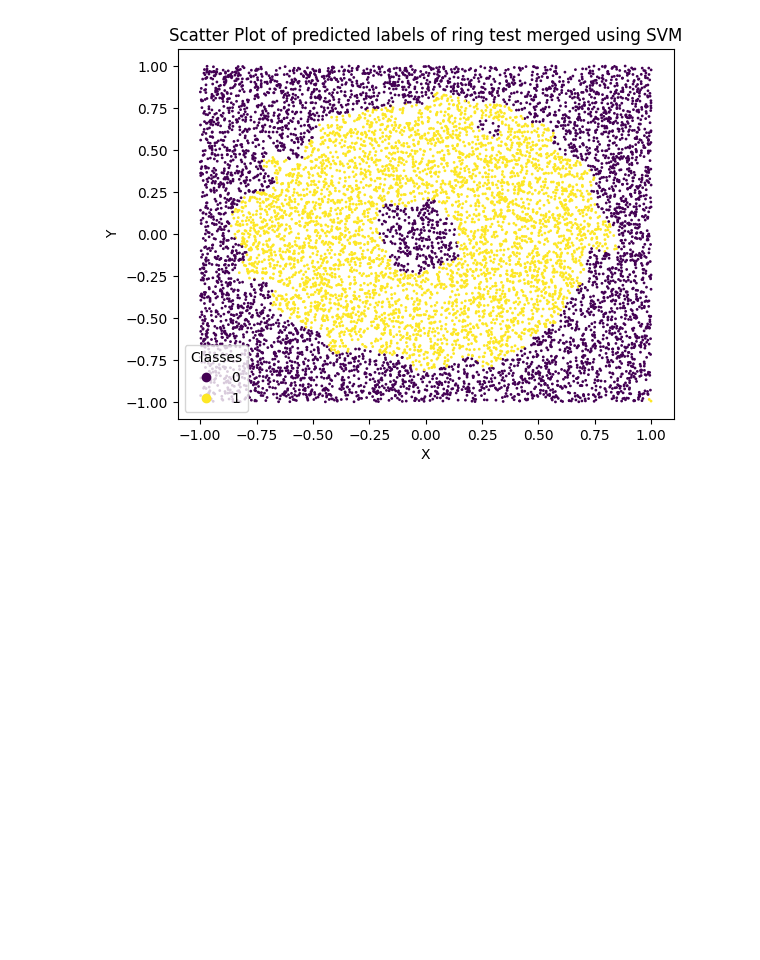
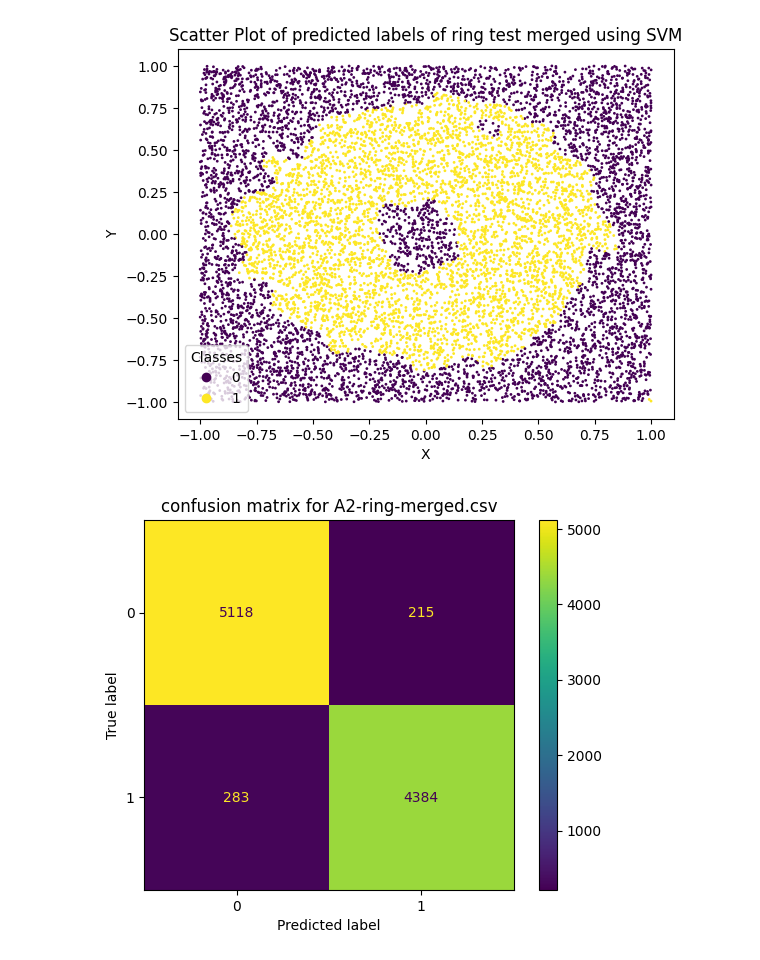
Before and after one commit to YoussefEzz/Classification-SVM-BP-and-LR, a Jupyter notebook: SVM_ring_merged-F.ipynb, the cells around one changed output. Drawn from its saved outputs; the diff is of its cells as text; code cells hidden in the pictures; blank space fills up the shorter version.

Commit message:
add confusion matrices and MLR_bank.ipynb

```diff
--- a/SVM_ring_merged-F.ipynb
+++ b/SVM_ring_merged-F.ipynb
@@ -81,3 +81,19 @@ scatter_plot.scatter_plot(x, y, output, sizes, 'Scatter Plot of predicted labels
 # %% [output]
 Accuracy = 95.02% (9502/10000) (classification)
 [figure]
+# %%
+import matplotlib.pyplot as plt
+from sklearn import metrics
+
+actual = y_test
+predicted = predicted_labels
+
+confusion_matrix = metrics.confusion_matrix(actual, predicted)
+
+cm_display = metrics.ConfusionMatrixDisplay(confusion_matrix = confusion_matrix)
+
+cm_display.plot()
+plt.title("confusion matrix for A2-ring-merged.csv")
+plt.show()
+# %% [output]
+[figure, added]
```
Also changed, not shown: 11 other files.
